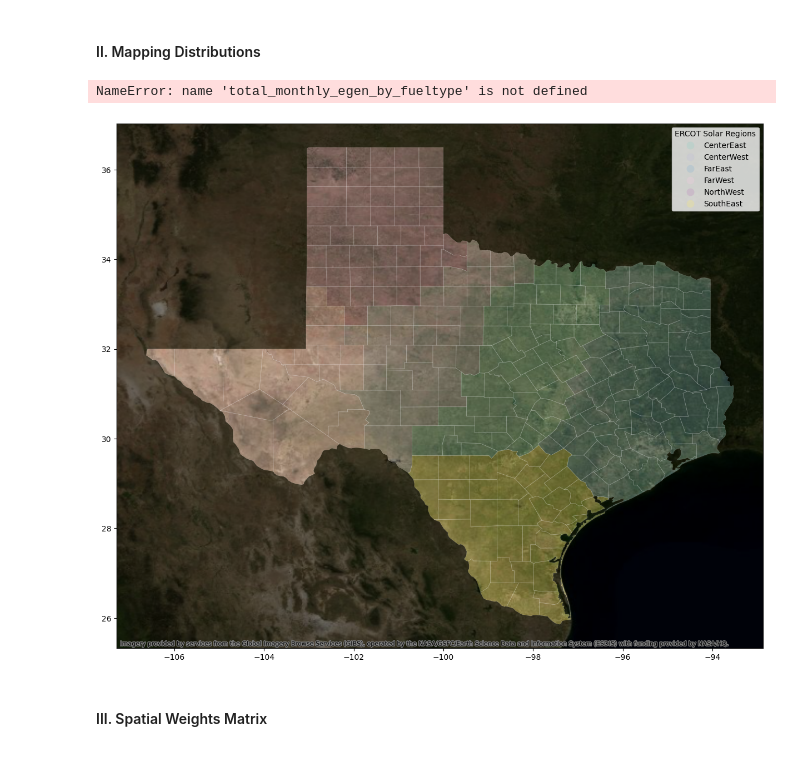
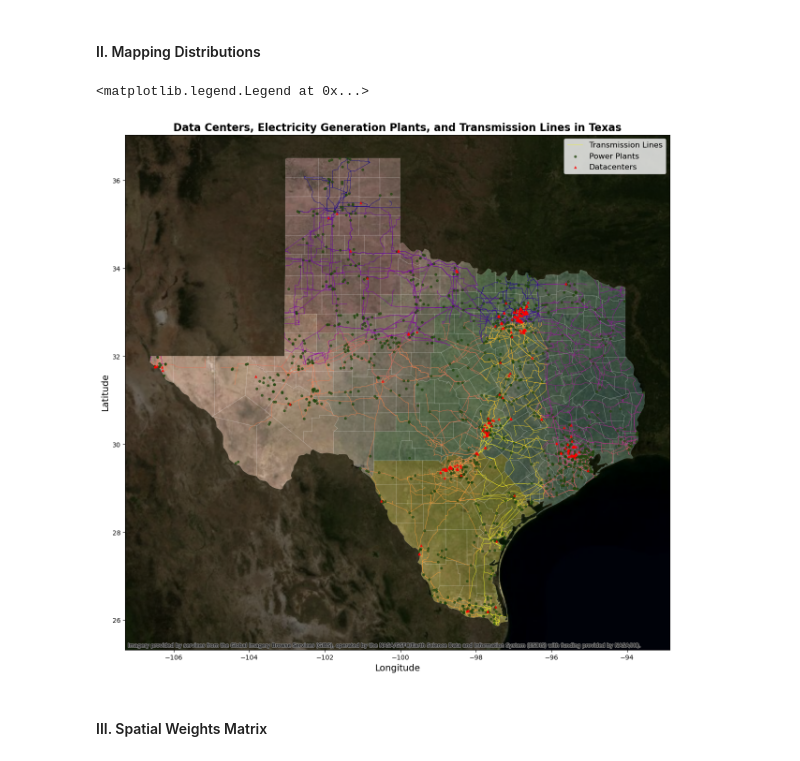
Before and after one commit to shalini-k-das/tx-datacenters-geospatial-analysis, a Jupyter notebook: notebooks/03_spatial_eda.ipynb, the cells around one changed output. Saved outputs shown, nothing was run; the diff lists cells and outputs as text; code cells hidden in the pictures.

```diff
--- a/notebooks/03_spatial_eda.ipynb
+++ b/notebooks/03_spatial_eda.ipynb
@@ -23,28 +26,39 @@ import raster4ml
 # %%
 # Visualize Ercot Regions with Power Plants and Datacenters
 fig, ax = plt.subplots(1, 1, figsize=(15, 15))
 #tx_counties.boundary.plot(ax=ax, color='lightgrey', linewidth=0.5)
 counties_gdf = gpd.read_file("/home/shalini/projects/academic-research/uiuc/tx-datacenters-geospatial-analysis/data/processed/counties_gdf.geojson")
 tx_counties = gpd.read_file("/home/shalini/projects/academic-research/uiuc/tx-datacenters-geospatial-analysis/data/raw/tx_counties.geojson")
 tx_datacenters_gdf = gpd.read_file("/home/shalini/projects/academic-research/uiuc/tx-datacenters-geospatial-analysis/data/raw/tx_datacenters_gdf.geojson")
+tx_datacenters_counties_gdf = gpd.read_file("/home/shalini/projects/academic-research/uiuc/tx-datacenters-geospatial-analysis/data/processed/tx_datacenters_counties_gdf.geojson")
+transmission_gdf = gpd.read_file("/home/shalini/projects/academic-research/uiuc/tx-datacenters-geospatial-analysis/data/raw/tx_transmission_lines.geojson")
 counties_gdf.plot(column='Solar Region', ax=ax, alpha=0.25, legend=True, cmap='Set3', edgecolor= 'white', linewidth=0.5, legend_kwds={'title': 'ERCOT Solar Regions'})
+total_monthly_egen_by_fueltype = pd.read_csv("/home/shalini/projects/academic-research/uiuc/tx-datacenters-geospatial-analysis/data/processed/total_monthly_egen_by_fueltype.csv")
+eia_data_gdf = gpd.read_file("/home/shalini/projects/academic-research/uiuc/tx-datacenters-geospatial-analysis/data/processed/eia_data_gdf.geojson")
+eia_plant_inventory = pd.read_csv("/home/shalini/projects/academic-research/uiuc/tx-datacenters-geospatial-analysis/data/processed/eia_plant_inventory.csv")
+eia_plant_inventory = gpd.GeoDataFrame(eia_plant_inventory, geometry=gpd.points_from_xy(eia_plant_inventory.longitude, eia_plant_inventory.latitude), crs='EPSG:4326')
 
+# Add basemap
 ctx.add_basemap(ax = ax, crs = tx_counties.crs, source = ctx.providers.NASAGIBS.BlueMarble)
 
 #Add mask
 tx_boundary = tx_counties.dissolve()
 big_box = box(tx_counties.total_bounds[0]-100000, tx_counties.total_bounds[1]-100000, tx_counties.total_bounds[2]+100000, tx_counties.total_bounds[3]+100000)
 outside_tx = big_box.difference(tx_boundary.unary_union)
 gpd.GeoSeries([outside_tx], crs='EPSG:3857').plot(ax=ax, color='black', alpha=0.5, zorder=5)
 
-# Plot power plants by total generation
-power_plants_gdf = gpd.GeoDataFrame(total_monthly_egen_by_fueltype, geometry=total_monthly_egen_by_fueltype['geometry'], crs='EPSG:4326')
-# power_plants_gdf = power_plants_gdf.to_crs(tx_counties.crs)
-power_plants_gdf.plot(ax=ax, color = 'lightgrey', markersize = power_plants_gdf['total_generation'] * 0.005, legend=True, marker = '+', alpha=0.7,
-                      legend_kwds={'label': 'Total Electricity Generation (MWh)', 'orientation': 'vertical', 'shrink': 0.7}, zorder=8)
+# Clip transmission lines to Texas boundary
+tx_boundary = tx_counties.dissolve()
+transmission_gdf = gpd.clip(transmission_gdf, tx_boundary)
 
-tx_datacenters_gdf.plot(ax=ax, color='#9e2a2b', markersize= 10, alpha=0.7, edgecolor='#9e2a2b', label='Datacenters', zorder=10)
-ax.set_title('Data Centers and Electricity Generation Plants in Texas', fontsize=16, fontweight='bold')
+# Plot Datacenters, Power Plants, and Transmission Lines
+transmission_gdf.plot(ax=ax, cmap='plasma_r', linewidth=0.5, label='Transmission Lines', zorder=4)
+eia_plant_inventory.plot(ax=ax, color='#21450EFF', markersize= 10, marker='o', alpha=0.7, label='Power Plants', legend_kwds={'label': 'Total Electricity Generation (MWh)', 'orientation': 'vertical', 'shrink': 0.7}, zorder=6)
+tx_datacenters_gdf.plot(ax=ax, color='red', markersize=10, marker='^', alpha=0.7, label='Datacenters', zorder=8)
+ax.set_title('Data Centers, Electricity Generation Plants, and Transmission Lines in Texas', fontsize=16, fontweight='bold')
+plt.xlabel("Longitude", fontsize=14)
+plt.ylabel("Latitude", fontsize=14)
+plt.legend(fontsize=12)
 # %% [output]
-NameError: name 'total_monthly_egen_by_fueltype' is not defined
+<matplotlib.legend.Legend at 0x...>
-[figure, old version]
+[figure, new version]
```
Also changed, not shown: parts of 3 cells of this notebook, 6 other files.
